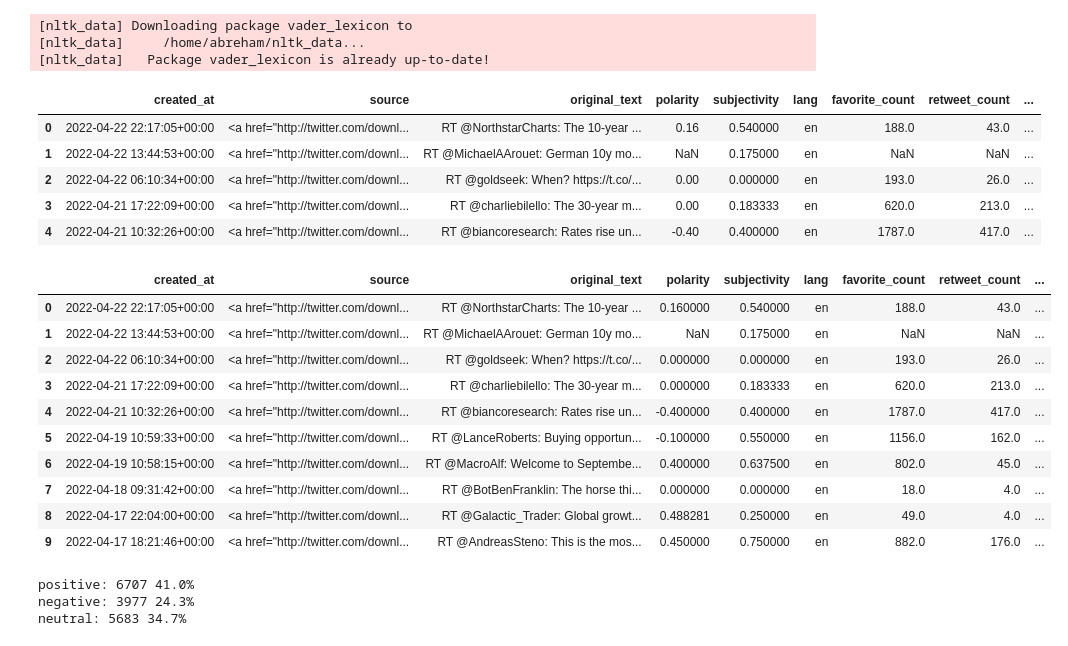
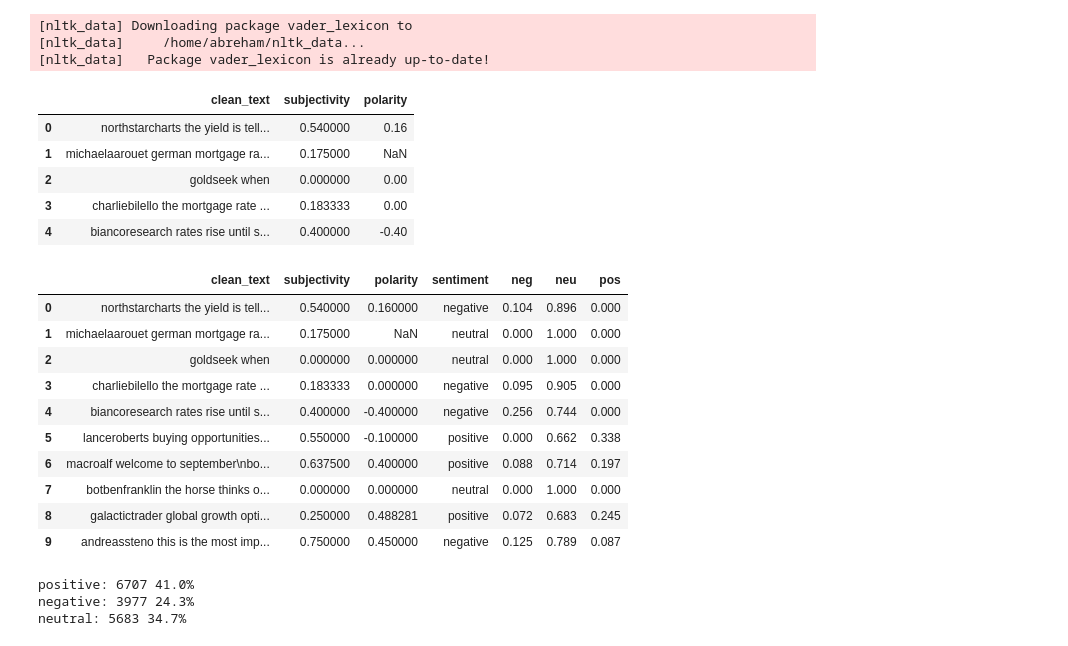
Before and after one commit to abrehamgezahegn/Twitter-Data-Analysis, a Jupyter notebook: notebooks/Sentiment-analysis.ipynb, the cells around one changed output. Drawn from its saved outputs; the diff is of its cells as text; code cells hidden in the pictures.

Commit message:
feat: sentiment analyser added

```diff
--- a/notebooks/Sentiment-analysis.ipynb
+++ b/notebooks/Sentiment-analysis.ipynb
@@ -14,37 +12,39 @@ df = pd.read_csv('../cleaned_tweet_data.csv')
+# %%
+df = pd.read_pickle('corpus.pkl')
 # %%
 df.head()
 # %% [output]
-|  | created_at | source | original_text | polarity | subjectivity | lang | favorite_count | retweet_count | ... |
-| 0 | 2022-04-22 22:17:05+00:00 | <a href="http://twitter.com/downl... | RT @NorthstarCharts: The 10-year ... | 0.16 | 0.540000 | en | 188.0 | 43.0 | ... |
-| 1 | 2022-04-22 13:44:53+00:00 | <a href="http://twitter.com/downl... | RT @MichaelAArouet: German 10y mo... | NaN | 0.175000 | en | NaN | NaN | ... |
-| 2 | 2022-04-22 06:10:34+00:00 | <a href="http://twitter.com/downl... | RT @goldseek: When? https://t.co/... | 0.00 | 0.000000 | en | 193.0 | 26.0 | ... |
-| 3 | 2022-04-21 17:22:09+00:00 | <a href="http://twitter.com/downl... | RT @charliebilello: The 30-year m... | 0.00 | 0.183333 | en | 620.0 | 213.0 | ... |
-| 4 | 2022-04-21 10:32:26+00:00 | <a href="http://twitter.com/downl... | RT @biancoresearch: Rates rise un... | -0.40 | 0.400000 | en | 1787.0 | 417.0 | ... |
+|  | clean_text | subjectivity | polarity |
+| 0 | northstarcharts the yield is tell... | 0.540000 | 0.16 |
+| 1 | michaelaarouet german mortgage ra... | 0.175000 | NaN |
+| 2 | goldseek when | 0.000000 | 0.00 |
+| 3 | charliebilello the mortgage rate ... | 0.183333 | 0.00 |
+| 4 | biancoresearch rates rise until s... | 0.400000 | -0.40 |
 # %%
-for index, row in df['original_text'].iteritems():
+for index, row in df['clean_text'].iteritems():
     score = SentimentIntensityAnalyzer().polarity_scores(row)
     if score['neg'] > score['pos']:
         df.loc[index, "sentiment"] = "negative"
     elif score['pos'] > score['neg']:
         df.loc[index, "sentiment"] = "positive"
     else:
         df.loc[index, "sentiment"] = "neutral"
 
     df.loc[index, 'neg'] = score['neg']
     df.loc[index, 'neu'] = score['neu']
     df.loc[index, 'pos'] = score['pos']
 
 df.head(10)
 # %% [output]
-|  | created_at | source | original_text | polarity | subjectivity | lang | favorite_count | retweet_count | ... |
-| 0 | 2022-04-22 22:17:05+00:00 | <a href="http://twitter.com/downl... | RT @NorthstarCharts: The 10-year ... | 0.160000 | 0.540000 | en | 188.0 | 43.0 | ... |
-| 1 | 2022-04-22 13:44:53+00:00 | <a href="http://twitter.com/downl... | RT @MichaelAArouet: German 10y mo... | NaN | 0.175000 | en | NaN | NaN | ... |
-| 2 | 2022-04-22 06:10:34+00:00 | <a href="http://twitter.com/downl... | RT @goldseek: When? https://t.co/... | 0.000000 | 0.000000 | en | 193.0 | 26.0 | ... |
-| 3 | 2022-04-21 17:22:09+00:00 | <a href="http://twitter.com/downl... | RT @charliebilello: The 30-year m... | 0.000000 | 0.183333 | en | 620.0 | 213.0 | ... |
-| 4 | 2022-04-21 10:32:26+00:00 | <a href="http://twitter.com/downl... | RT @biancoresearch: Rates rise un... | -0.400000 | 0.400000 | en | 1787.0 | 417.0 | ... |
-| 5 | 2022-04-19 10:59:33+00:00 | <a href="http://twitter.com/downl... | RT @LanceRoberts: Buying opportun... | -0.100000 | 0.550000 | en | 1156.0 | 162.0 | ... |
-| 6 | 2022-04-19 10:58:15+00:00 | <a href="http://twitter.com/downl... | RT @MacroAlf: Welcome to Septembe... | 0.400000 | 0.637500 | en | 802.0 | 45.0 | ... |
-| 7 | 2022-04-18 09:31:42+00:00 | <a href="http://twitter.com/downl... | RT @BotBenFranklin: The horse thi... | 0.000000 | 0.000000 | en | 18.0 | 4.0 | ... |
-| 8 | 2022-04-17 22:04:00+00:00 | <a href="http://twitter.com/downl... | RT @Galactic_Trader: Global growt... | 0.488281 | 0.250000 | en | 49.0 | 4.0 | ... |
-| 9 | 2022-04-17 18:21:46+00:00 | <a href="http://twitter.com/downl... | RT @AndreasSteno: This is the mos... | 0.450000 | 0.750000 | en | 882.0 | 176.0 | ... |
+|  | clean_text | subjectivity | polarity | sentiment | neg | neu | pos |
+| 0 | northstarcharts the yield is tell... | 0.540000 | 0.160000 | negative | 0.104 | 0.896 | 0.000 |
+| 1 | michaelaarouet german mortgage ra... | 0.175000 | NaN | neutral | 0.000 | 1.000 | 0.000 |
+| 2 | goldseek when | 0.000000 | 0.000000 | neutral | 0.000 | 1.000 | 0.000 |
+| 3 | charliebilello the mortgage rate ... | 0.183333 | 0.000000 | negative | 0.095 | 0.905 | 0.000 |
+| 4 | biancoresearch rates rise until s... | 0.400000 | -0.400000 | negative | 0.256 | 0.744 | 0.000 |
+| 5 | lanceroberts buying opportunities... | 0.550000 | -0.100000 | positive | 0.000 | 0.662 | 0.338 |
+| 6 | macroalf welcome to september\nbo... | 0.637500 | 0.400000 | positive | 0.088 | 0.714 | 0.197 |
+| 7 | botbenfranklin the horse thinks o... | 0.000000 | 0.000000 | neutral | 0.000 | 1.000 | 0.000 |
+| 8 | galactictrader global growth opti... | 0.250000 | 0.488281 | positive | 0.072 | 0.683 | 0.245 |
+| 9 | andreassteno this is the most imp... | 0.750000 | 0.450000 | negative | 0.125 | 0.789 | 0.087 |
 # %%
```
Also changed, not shown: parts of 2 cells of this notebook, 1 other file.
